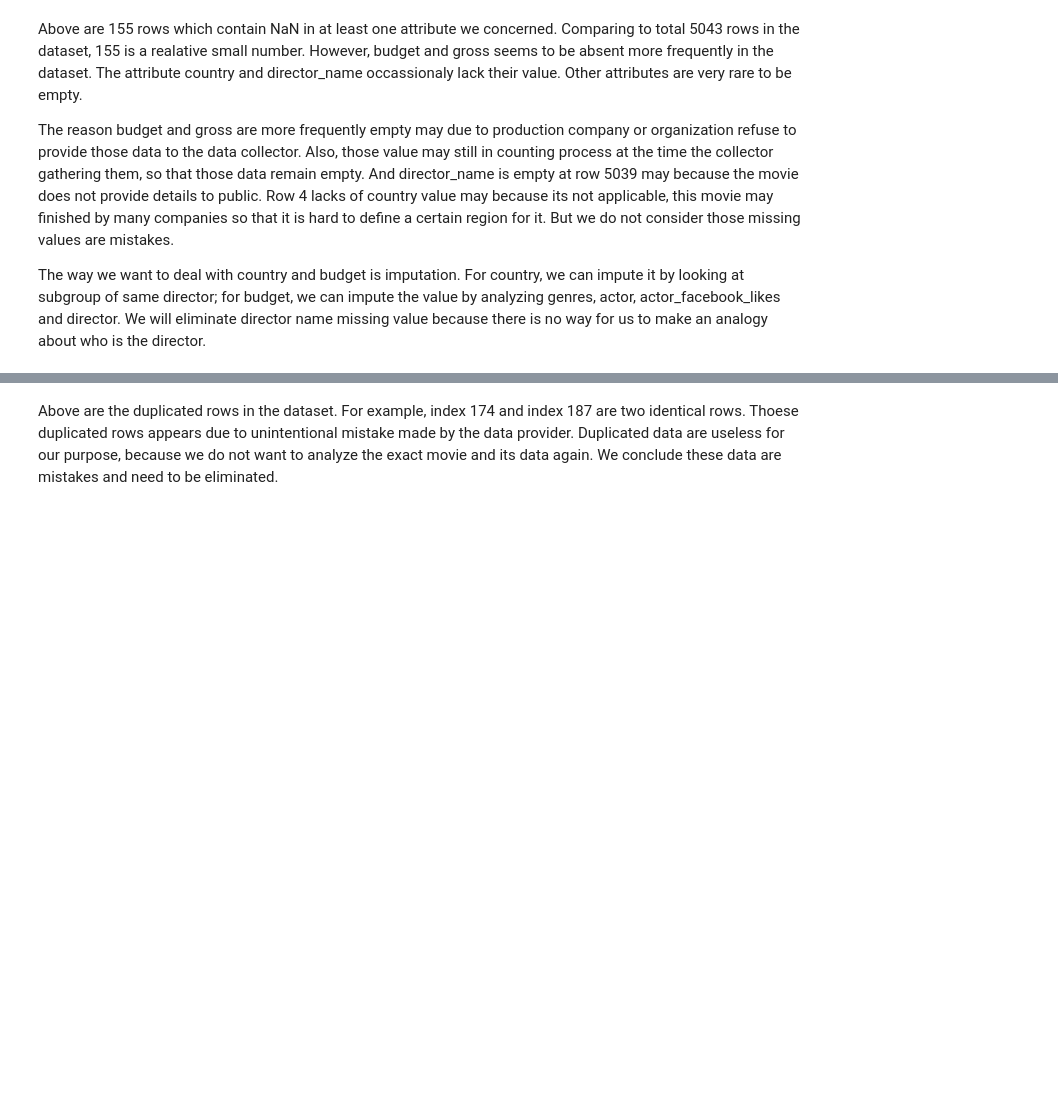
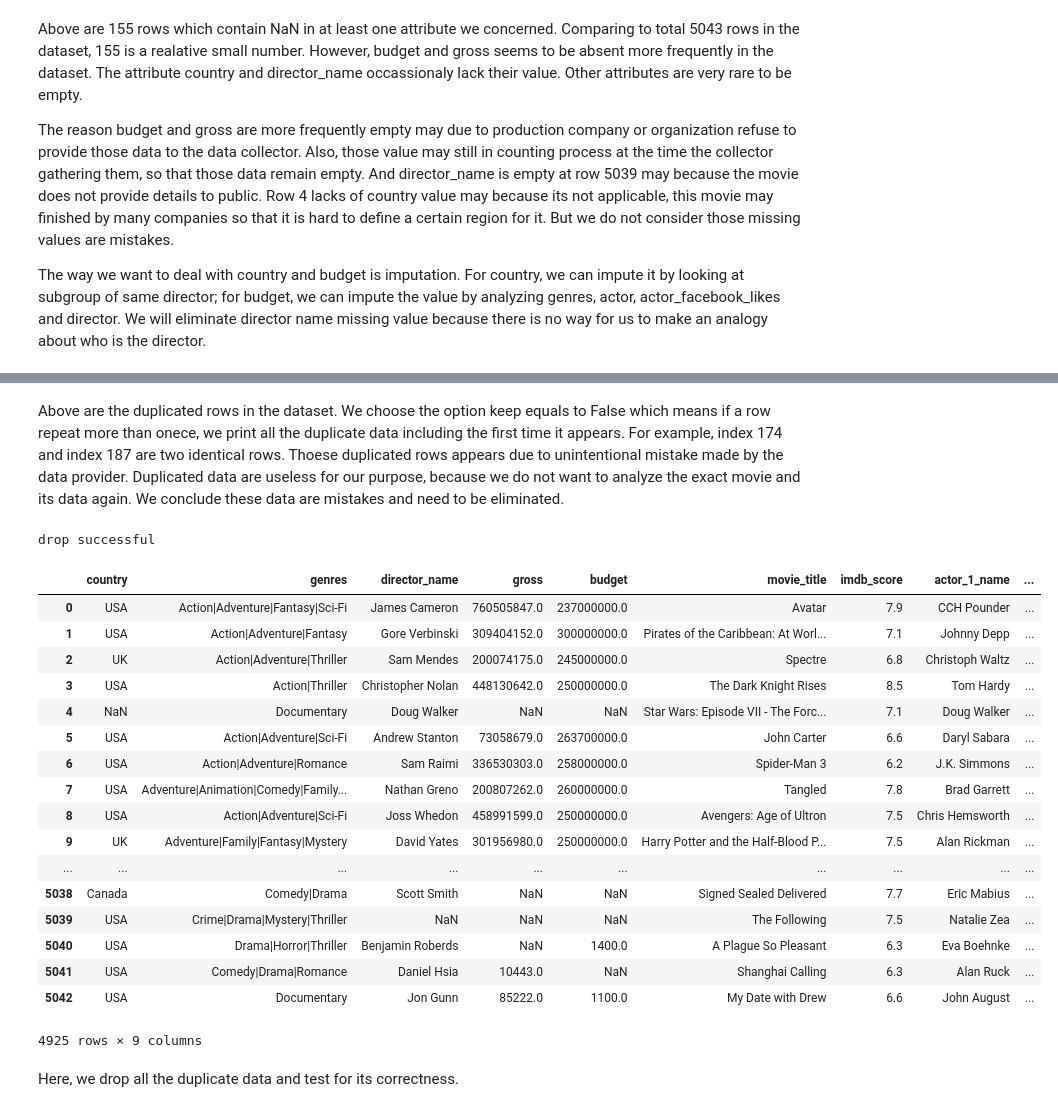
Before and after one commit to JJVincentJJ/SMUMachineLearning, a Jupyter notebook: Lab1TableData/LabOneReport.ipynb, the cells around one changed output, grey strips where cells are left out. Cells and saved outputs as stored; diff of their text form; code cells hidden in the pictures; blank space fills up the shorter version.

```diff
--- a/Lab1TableData/LabOneReport.ipynb
+++ b/Lab1TableData/LabOneReport.ipynb
@@ -113,3 +112,32 @@ mv[dupmv]
 # %% [markdown]
-Above are the duplicated rows in the dataset. For example, index 174 and index 187 are two identical rows. Thoese duplicated rows appears due to unintentional mistake made by the data provider.
+Above are the duplicated rows in the dataset. We choose the option keep equals to False which means if a row repeat more than onece, we print all the duplicate data including the first time it appears. For example, index 174 and index 187 are two identical rows. Thoese duplicated rows appears due to unintentional mistake made by the data provider.
 Duplicated data are useless for our purpose, because we do not want to analyze the exact movie and its data again. We conclude these data are mistakes and need to be eliminated.
+# %%
+before_drop = len(mv)
+mv = mv.drop_duplicates()
+after_drop = len(mv)
+if after_drop == before_drop - len(mv[mv.duplicated()]):
+    print("drop successful")
+mv
+# %% [output]
+drop successful
+|  | country | genres | director_name | gross | budget | movie_title | imdb_score | actor_1_name | ... |
+| 0 | USA | Action|Adventure|Fantasy|Sci-Fi | James Cameron | 760505847.0 | 237000000.0 | Avatar | 7.9 | CCH Pounder | ... |
+| 1 | USA | Action|Adventure|Fantasy | Gore Verbinski | 309404152.0 | 300000000.0 | Pirates of the Caribbean: At Worl... | 7.1 | Johnny Depp | ... |
+| 2 | UK | Action|Adventure|Thriller | Sam Mendes | 200074175.0 | 245000000.0 | Spectre | 6.8 | Christoph Waltz | ... |
+| 3 | USA | Action|Thriller | Christopher Nolan | 448130642.0 | 250000000.0 | The Dark Knight Rises | 8.5 | Tom Hardy | ... |
+| 4 | NaN | Documentary | Doug Walker | NaN | NaN | Star Wars: Episode VII - The Forc... | 7.1 | Doug Walker | ... |
+| 5 | USA | Action|Adventure|Sci-Fi | Andrew Stanton | 73058679.0 | 263700000.0 | John Carter | 6.6 | Daryl Sabara | ... |
+| 6 | USA | Action|Adventure|Romance | Sam Raimi | 336530303.0 | 258000000.0 | Spider-Man 3 | 6.2 | J.K. Simmons | ... |
+| 7 | USA | Adventure|Animation|Comedy|Family... | Nathan Greno | 200807262.0 | 260000000.0 | Tangled | 7.8 | Brad Garrett | ... |
+| 8 | USA | Action|Adventure|Sci-Fi | Joss Whedon | 458991599.0 | 250000000.0 | Avengers: Age of Ultron | 7.5 | Chris Hemsworth | ... |
+| 9 | UK | Adventure|Family|Fantasy|Mystery | David Yates | 301956980.0 | 250000000.0 | Harry Potter and the Half-Blood P... | 7.5 | Alan Rickman | ... |
+| ... | ... | ... | ... | ... | ... | ... | ... | ... | ... |
+| 5038 | Canada | Comedy|Drama | Scott Smith | NaN | NaN | Signed Sealed Delivered | 7.7 | Eric Mabius | ... |
+| 5039 | USA | Crime|Drama|Mystery|Thriller | NaN | NaN | NaN | The Following | 7.5 | Natalie Zea | ... |
+| 5040 | USA | Drama|Horror|Thriller | Benjamin Roberds | NaN | 1400.0 | A Plague So Pleasant | 6.3 | Eva Boehnke | ... |
+| 5041 | USA | Comedy|Drama|Romance | Daniel Hsia | 10443.0 | NaN | Shanghai Calling | 6.3 | Alan Ruck | ... |
+| 5042 | USA | Documentary | Jon Gunn | 85222.0 | 1100.0 | My Date with Drew | 6.6 | John August | ... |
+4925 rows × 9 columns
+# %% [markdown]
+Here, we drop all the duplicate data and test for its correctness.
```
Also changed, not shown: parts of 2 cells of this notebook.
